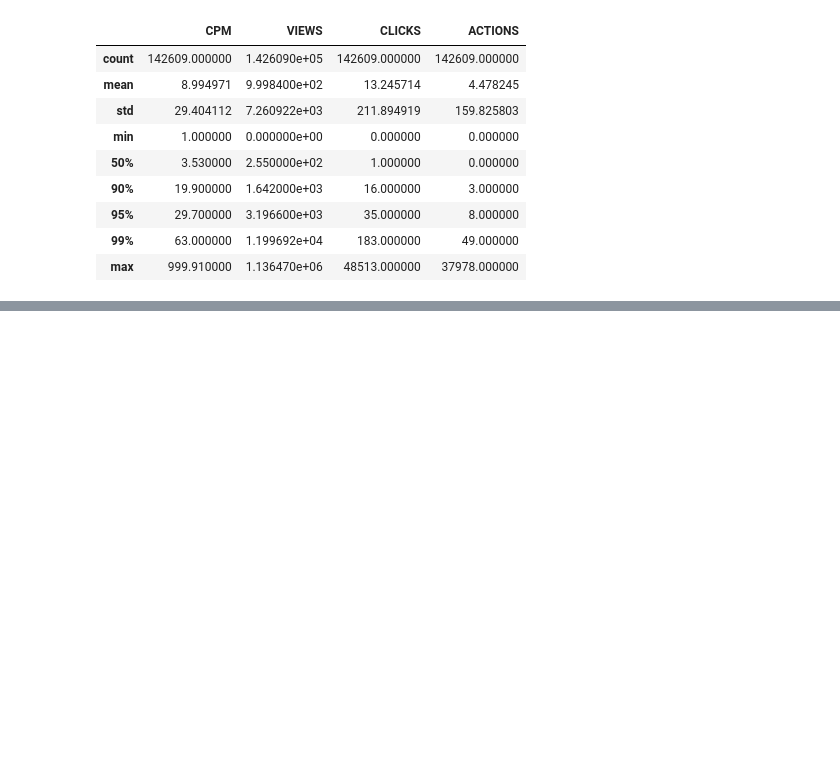
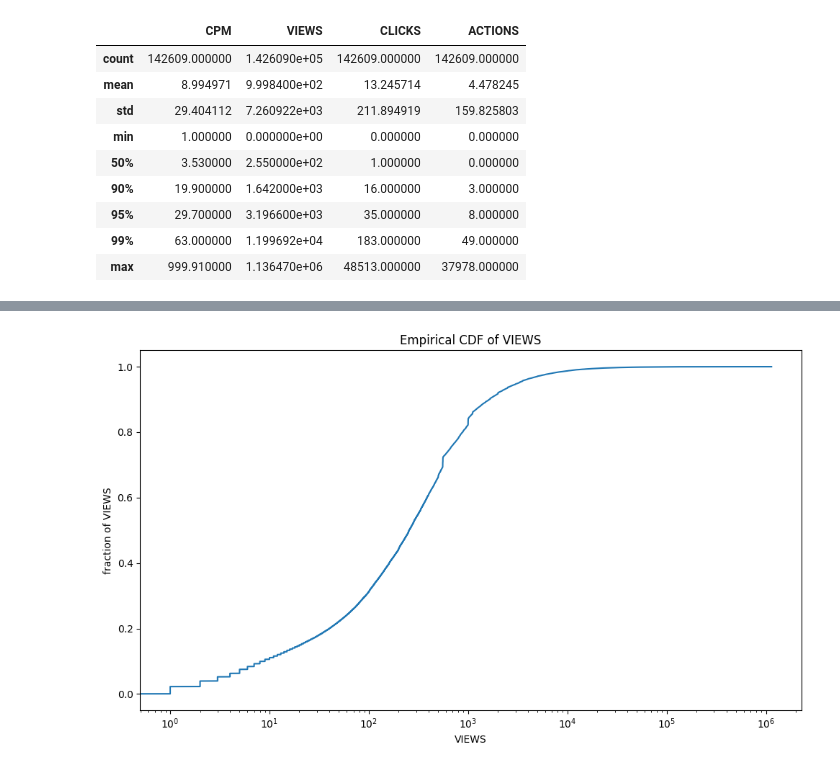
Before and after one commit to Karimkhab/telegram-ads-forecaster, a Jupyter notebook: notebook/EDA.ipynb, the cells around one changed output, grey strips where cells are left out. Drawn from its saved outputs; the diff is of its cells as text; code cells hidden in the pictures; blank space fills up the shorter version.

```diff
--- a/notebook/EDA.ipynb
+++ b/notebook/EDA.ipynb
@@ -131,0 +137,14 @@ plot_hist(df["VIEWS"], "VIEWS distribution (log x)", bins=80, logx=True)
+# %%
+views_values = np.sort(df["VIEWS"].values)
+fraction = np.arange(1, len(views_values)+1) / len(views_values) # for Empirical CDF
+
+plt.figure(figsize=(10,6))
+plt.plot(views_values, fraction)
+plt.xscale("log")  # важно
+plt.title("Empirical CDF of VIEWS")
+plt.xlabel("VIEWS")
+plt.ylabel("fraction of VIEWS")
+plt.tight_layout()
+plt.show()
+# %% [output]
+[figure, added]
```
Also changed, not shown: parts of 27 cells of this notebook.
